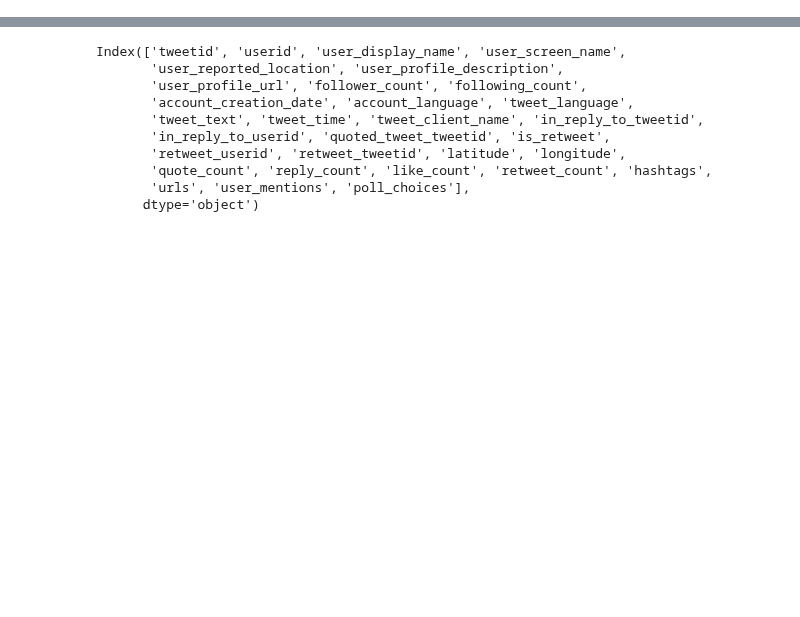
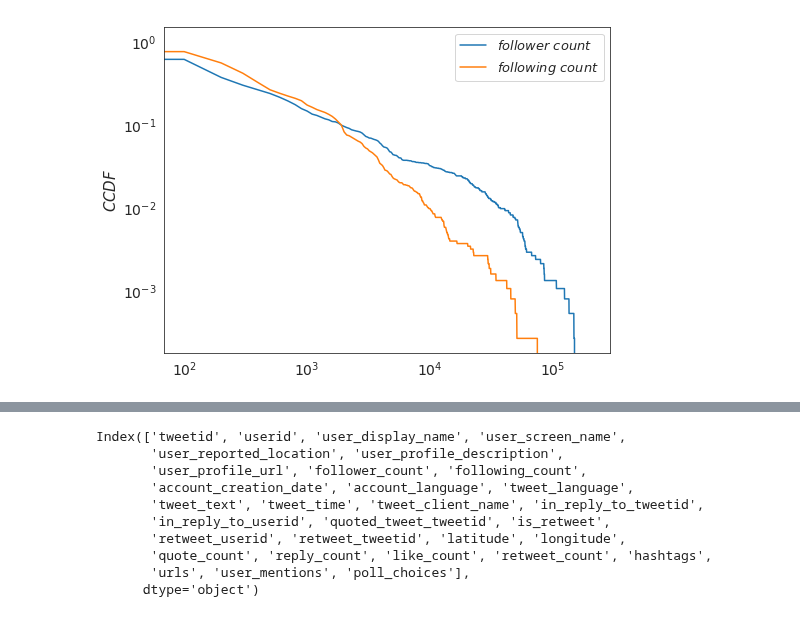
Before and after one commit to kayzhou/fake_news_during_election, a Jupyter notebook: analysis_tweets.ipynb, the cells around one changed output, grey strips where cells are left out. Cells and saved outputs as stored; diff of their text form; code cells hidden in the pictures; blank space fills up the shorter version.

```diff
--- a/analysis_tweets.ipynb
+++ b/analysis_tweets.ipynb
@@ -13,0 +38,44 @@ user_data.head()
+# %%
+# %matplotlib inline
+
+def get_cdf_pdf(data, mini, maxi, step, norm=True):
+    x = [float(i) for i in np.arange(mini, maxi, step)]
+    cdf = [0] * len(x)
+    pdf = [0] * len(x)
+    count = 0
+    for d in data:
+        d = float(d)
+        if d < mini or d > maxi:
+            continue
+        count += 1
+        for i in range(len(x)):
+            if i == (len(x) - 1) and d >= x[i]:
+                pdf[i] += 1
+            elif d >= x[i] and d < x[i+1]:
+                pdf[i] += 1
+
+            if d >= x[i]:
+                cdf[i] += 1
+
+    if norm:
+        cdf = [c / count for c in cdf]
+        pdf = [p / count for p in pdf]
+
+    return x, cdf, pdf
+# %%
+# user_data
+plt.figure(figsize=(8, 6))
+x, cdf, pdf = get_cdf_pdf(user_data['follower_count'], 0, 200000, 100)
+plt.xscale('log'); plt.yscale('log')
+plt.plot(x, cdf, label='$follower\ count$')
+
+x, cdf, pdf = get_cdf_pdf(user_data['following_count'], 0, 100000, 100)
+plt.xscale('log'); plt.yscale('log')
+plt.ylabel('$CCDF$', fontsize=15)
+plt.xticks(fontsize=14); plt.yticks(fontsize=14)
+plt.plot(x, cdf, label='$following\ count$')
+plt.legend(fontsize=13)
+plt.savefig('fig/fol.pdf', dpi=300)
+plt.show()
+# %% [output]
+[figure, added]
```
Also changed, not shown: parts of 15 cells of this notebook, 1 other file.
